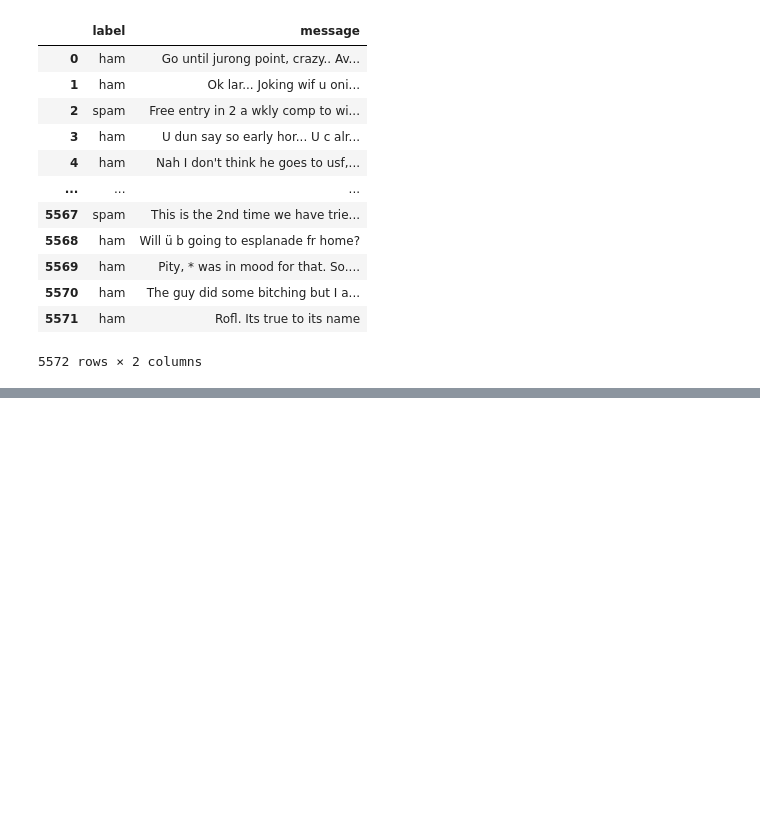
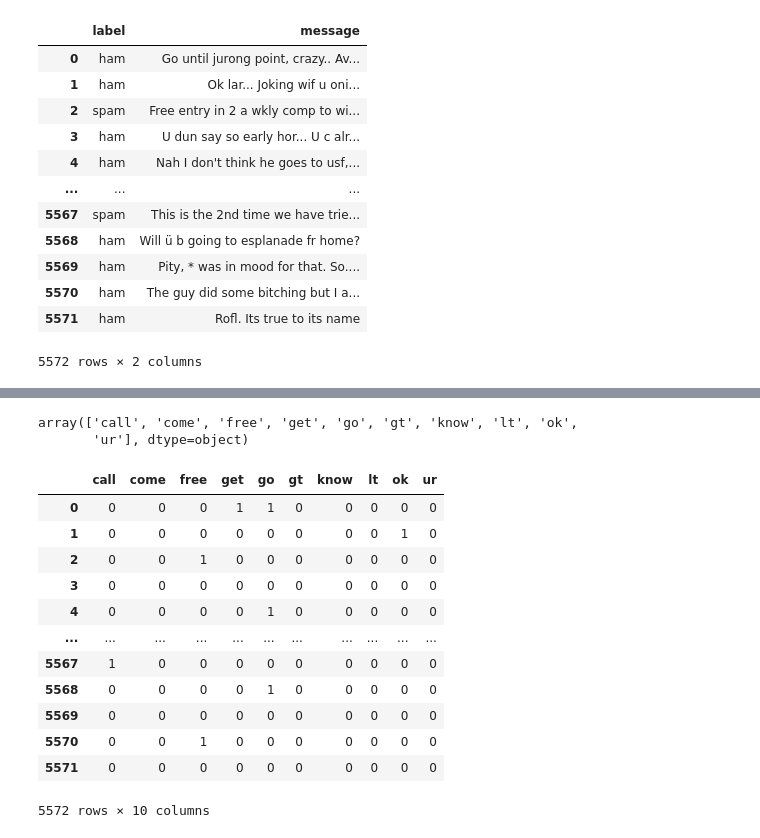
Before and after one commit to Kh3m/gen-ai-training, a Jupyter notebook: NLP/bow/bag_of_words.ipynb, the cells around one changed output, grey strips where cells are left out. Cells and saved outputs as stored; diff of their text form; code cells hidden in the pictures; blank space fills up the shorter version.

```diff
--- a/NLP/bow/bag_of_words.ipynb
+++ b/NLP/bow/bag_of_words.ipynb
@@ -22,0 +33,10 @@ spam_data
+# %%
+processed_pd = []
+lemmatizer = WordNetLemmatizer()
+stop_words = stopwords.words("english")
+for i in range(len(spam_data)):
+    message = spam_data["message"][i]
+    message = re.sub("[^A-Za-z]", " ", message).lower()
+    words = [ lemmatizer.lemmatize(w, pos="v") for w in word_tokenize(message) if w not in stop_words ]
+    message = " ".join(words)
+    processed_pd.append(message)
@@ -22,0 +63,3 @@ spam_data
+# %%
+cv = CountVectorizer(max_features=10)
+fit_data = cv.fit_transform(processed_pd).toarray()
@@ -22,0 +79,2 @@ spam_data
+# %%
+cols = cv.get_feature_names_out()
@@ -22,0 +101,23 @@ spam_data
+# %%
+cols
+# %% [output]
+array(['call', 'come', 'free', 'get', 'go', 'gt', 'know', 'lt', 'ok',
+       'ur'], dtype=object)
+# %%
+df = pd.DataFrame(fit_data, columns=cols)
+# %%
+df
+# %% [output]
+|  | call | come | free | get | go | gt | know | lt | ok | ur |
+| 0 | 0 | 0 | 0 | 1 | 1 | 0 | 0 | 0 | 0 | 0 |
+| 1 | 0 | 0 | 0 | 0 | 0 | 0 | 0 | 0 | 1 | 0 |
+| 2 | 0 | 0 | 1 | 0 | 0 | 0 | 0 | 0 | 0 | 0 |
+| 3 | 0 | 0 | 0 | 0 | 0 | 0 | 0 | 0 | 0 | 0 |
+| 4 | 0 | 0 | 0 | 0 | 1 | 0 | 0 | 0 | 0 | 0 |
+| ... | ... | ... | ... | ... | ... | ... | ... | ... | ... | ... |
+| 5567 | 1 | 0 | 0 | 0 | 0 | 0 | 0 | 0 | 0 | 0 |
+| 5568 | 0 | 0 | 0 | 0 | 1 | 0 | 0 | 0 | 0 | 0 |
+| 5569 | 0 | 0 | 0 | 0 | 0 | 0 | 0 | 0 | 0 | 0 |
+| 5570 | 0 | 0 | 1 | 0 | 0 | 0 | 0 | 0 | 0 | 0 |
+| 5571 | 0 | 0 | 0 | 0 | 0 | 0 | 0 | 0 | 0 | 0 |
+5572 rows × 10 columns
```
Also changed, not shown: parts of 6 cells of this notebook.
